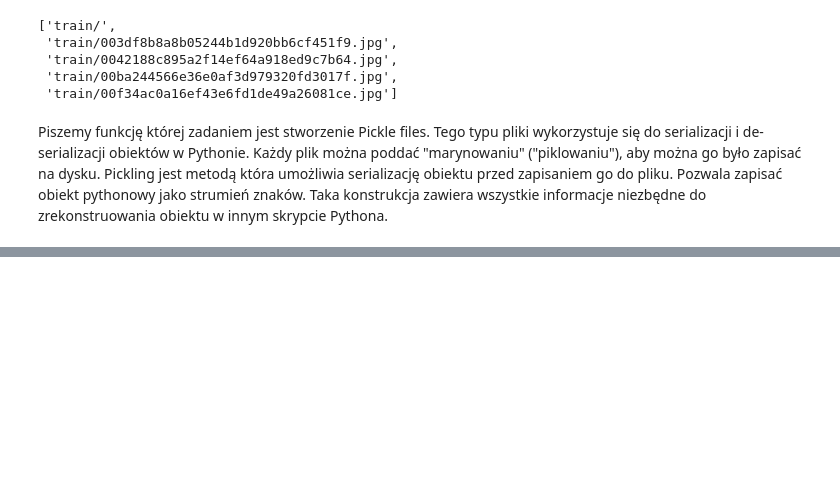
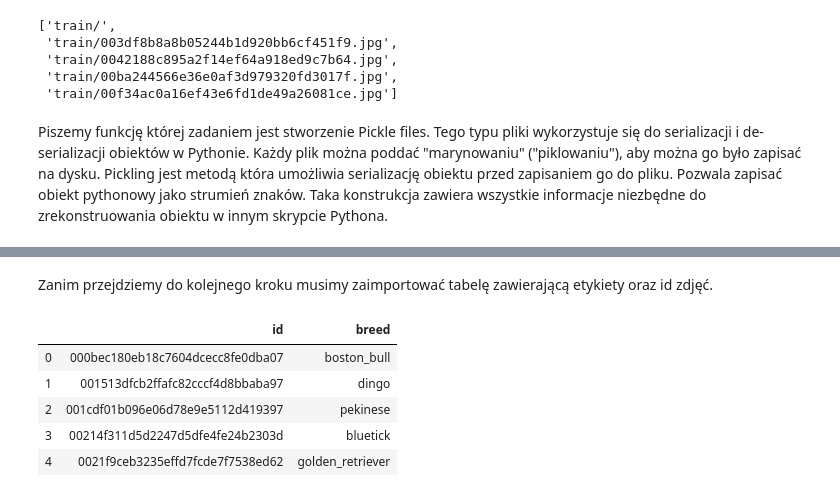
Before and after one commit to mic9410/dog-breeds-classification, a Jupyter notebook: Projekt końcowy.ipynb, the cells around one changed output, grey strips where cells are left out. Drawn from its saved outputs; the diff is of its cells as text; code cells hidden in the pictures; blank space fills up the shorter version.

```diff
--- a/Projekt końcowy.ipynb
+++ b/Projekt końcowy.ipynb
@@ -99,0 +137,13 @@ data_base_creator(archivezip = archive_test, nwidth = image_resize, nheight = im
+# %% [markdown]
+Zanim przejdziemy do kolejnego kroku musimy zaimportować tabelę zawierającą etykiety oraz id zdjęć.
+# %%
+labels = pd.read_csv("dataset/labels.csv")
+# Preview the first 5 lines of the loaded data
+labels.head()
+# %% [output]
+|  | id | breed |
+| 0 | 000bec180eb18c7604dcecc8fe0dba07 | boston_bull |
+| 1 | 001513dfcb2ffafc82cccf4d8bbaba97 | dingo |
+| 2 | 001cdf01b096e06d78e9e5112d419397 | pekinese |
+| 3 | 00214f311d5d2247d5dfe4fe24b2303d | bluetick |
+| 4 | 0021f9ceb3235effd7fcde7f7538ed62 | golden_retriever |
```
Also changed, not shown: parts of 13 cells of this notebook.
